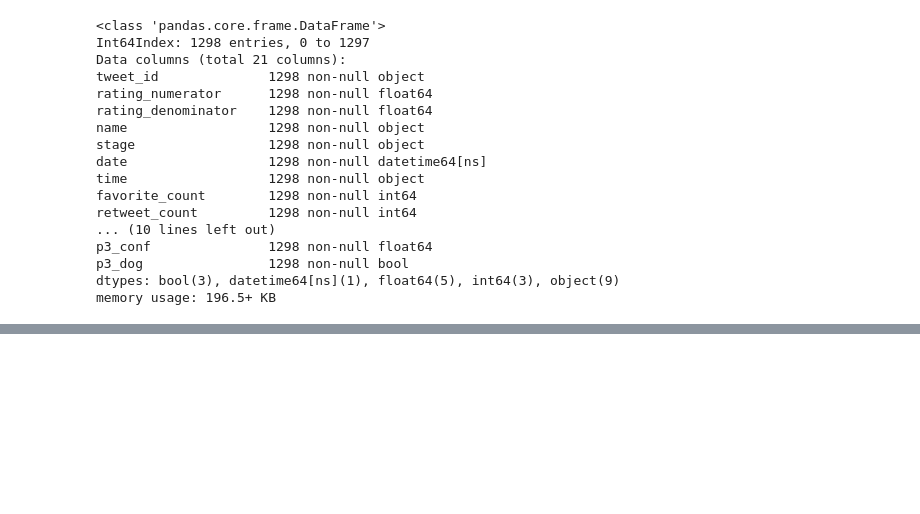
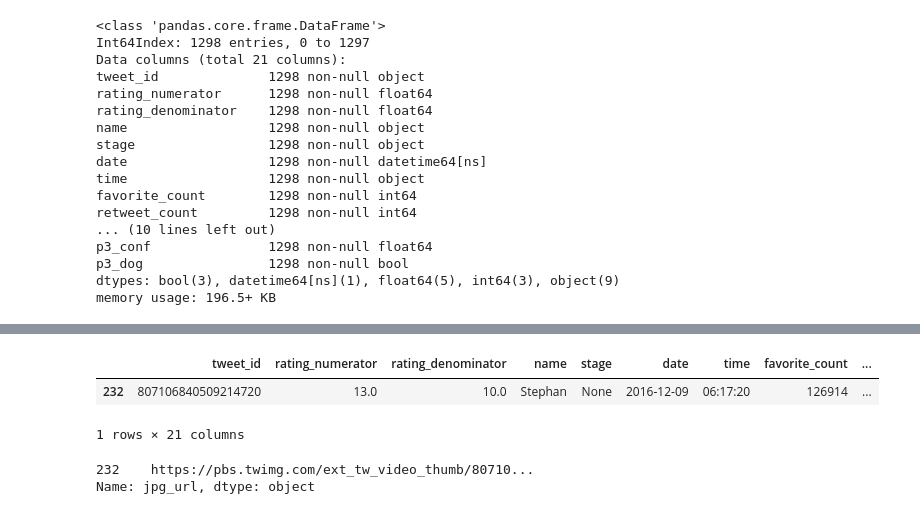
Before and after one commit to abdiganiaden/wrangle_analyze_twitter_dogs, a Jupyter notebook: wrangle_act.ipynb, the cells around one changed output, grey strips where cells are left out. Cells and saved outputs as stored; diff of their text form; code cells hidden in the pictures; blank space fills up the shorter version.

```diff
--- a/wrangle_act.ipynb
+++ b/wrangle_act.ipynb
@@ -695,0 +847,13 @@ memory usage: 196.5+ KB
+# %%
+# Stephan is a Chihuahua
+df_merged[df_merged['name'] == 'Stephan']
+# %% [output]
+|  | tweet_id | rating_numerator | rating_denominator | name | stage | date | time | favorite_count | ... |
+| 232 | 807106840509214720 | 13.0 | 10.0 | Stephan | None | 2016-12-09 | 06:17:20 | 126914 | ... |
+1 rows × 21 columns
+# %%
+# What Stephan looks like. (link broken)
+df_merged[df_merged['name'] == 'Stephan']['jpg_url']
+# %% [output]
+232    https://pbs.twimg.com/ext_tw_video_thumb/80710...
+Name: jpg_url, dtype: object
```
Also changed, not shown: parts of 12 cells of this notebook.
